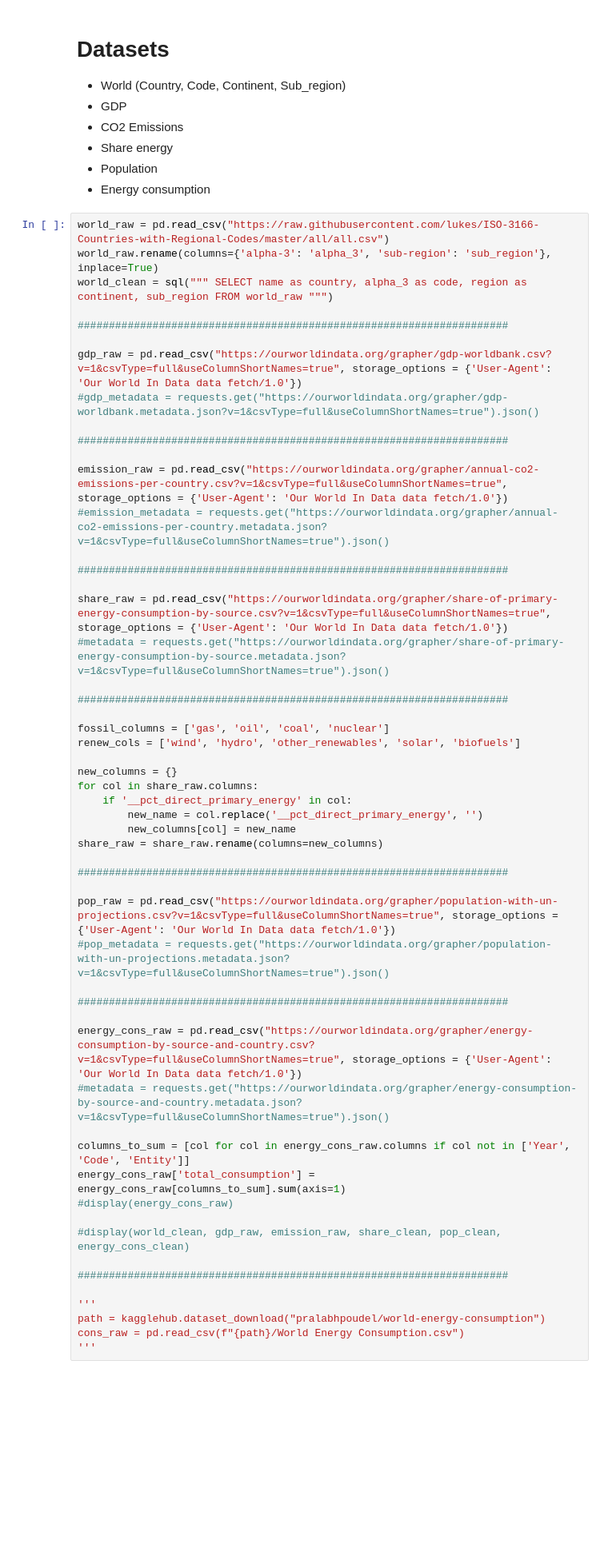
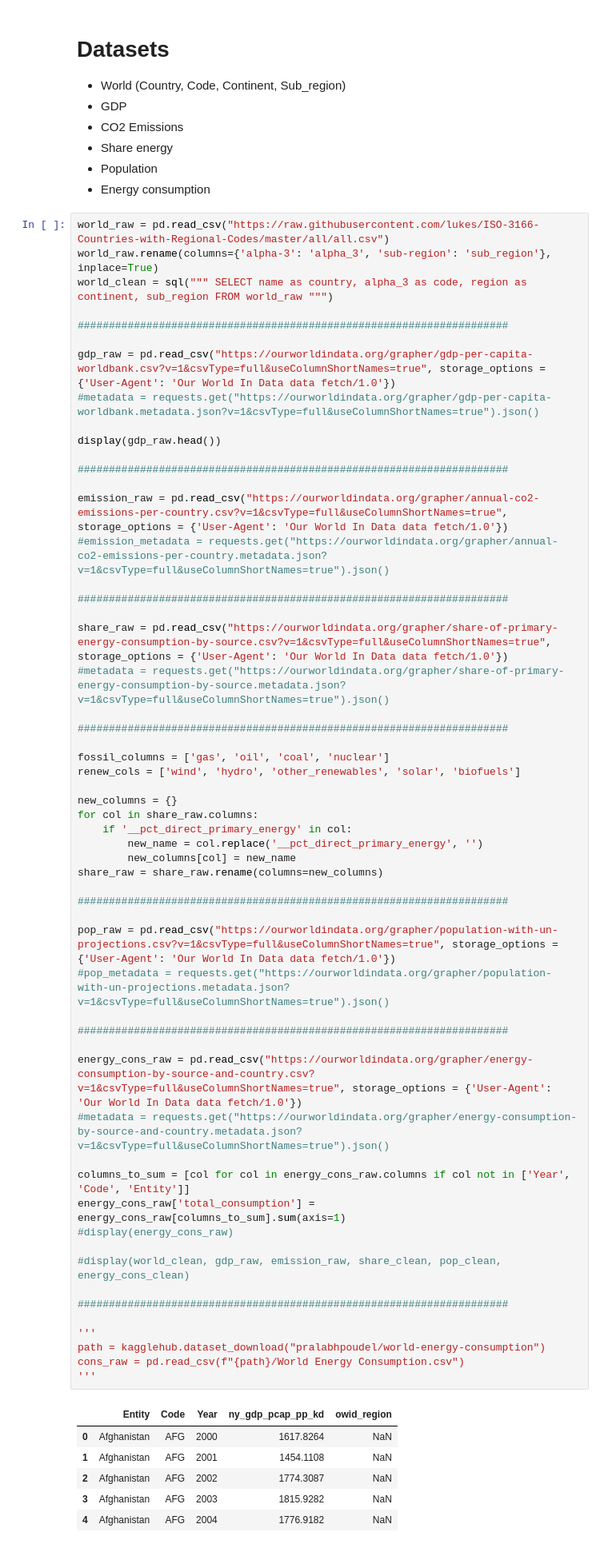
Before and after one commit to william-toscani/Data_Visualization_Project, a Jupyter notebook: Data_Viz_Project.ipynb, the cells around one changed output. Shown: that part at 80% size. Cells and saved outputs as stored; diff of their text form; blank space fills up the shorter version.

```diff
--- a/Data_Viz_Project.ipynb
+++ b/Data_Viz_Project.ipynb
@@ -47,8 +47,10 @@ world_clean = sql(""" SELECT name as country, alpha_3 as code, region as contine
 
 #####################################################################
 
-gdp_raw = pd.read_csv("https://ourworldindata.org/grapher/gdp-worldbank.csv?v=1&csvType=full&useColumnShortNames=true", storage_options = {'User-Agent': 'Our World In Data data fetch/1.0'})
-#gdp_metadata = requests.get("https://ourworldindata.org/grapher/gdp-worldbank.metadata.json?v=1&csvType=full&useColumnShortNames=true").json()
+gdp_raw = pd.read_csv("https://ourworldindata.org/grapher/gdp-per-capita-worldbank.csv?v=1&csvType=full&useColumnShortNames=true", storage_options = {'User-Agent': 'Our World In Data data fetch/1.0'})
+#metadata = requests.get("https://ourworldindata.org/grapher/gdp-per-capita-worldbank.metadata.json?v=1&csvType=full&useColumnShortNames=true").json()
+
+display(gdp_raw.head())
 
 #####################################################################
 
@@ -68,33 +70,39 @@ renew_cols = ['wind', 'hydro', 'other_renewables', 'solar', 'biofuels']
 new_columns = {}
 for col in share_raw.columns:
     if '__pct_direct_primary_energy' in col:
         new_name = col.replace('__pct_direct_primary_energy', '')
         new_columns[col] = new_name
 share_raw = share_raw.rename(columns=new_columns)
 
 #####################################################################
 
 pop_raw = pd.read_csv("https://ourworldindata.org/grapher/population-with-un-projections.csv?v=1&csvType=full&useColumnShortNames=true", storage_options = {'User-Agent': 'Our World In Data data fetch/1.0'})
 #pop_metadata = requests.get("https://ourworldindata.org/grapher/population-with-un-projections.metadata.json?v=1&csvType=full&useColumnShortNames=true").json()
 
 #####################################################################
 
 energy_cons_raw = pd.read_csv("https://ourworldindata.org/grapher/energy-consumption-by-source-and-country.csv?v=1&csvType=full&useColumnShortNames=true", storage_options = {'User-Agent': 'Our World In Data data fetch/1.0'})
 #metadata = requests.get("https://ourworldindata.org/grapher/energy-consumption-by-source-and-country.metadata.json?v=1&csvType=full&useColumnShortNames=true").json()
 
 columns_to_sum = [col for col in energy_cons_raw.columns if col not in ['Year', 'Code', 'Entity']]
 energy_cons_raw['total_consumption'] = energy_cons_raw[columns_to_sum].sum(axis=1)
 #display(energy_cons_raw)
 
 #display(world_clean, gdp_raw, emission_raw, share_clean, pop_clean, energy_cons_clean)
 
 #####################################################################
 
 '''
 path = kagglehub.dataset_download("pralabhpoudel/world-energy-consumption")
 cons_raw = pd.read_csv(f"{path}/World Energy Consumption.csv")
 '''
 # %% [output]
+|  | Entity | Code | Year | ny_gdp_pcap_pp_kd | owid_region |
+| 0 | Afghanistan | AFG | 2000 | 1617.8264 | NaN |
+| 1 | Afghanistan | AFG | 2001 | 1454.1108 | NaN |
+| 2 | Afghanistan | AFG | 2002 | 1774.3087 | NaN |
+| 3 | Afghanistan | AFG | 2003 | 1815.9282 | NaN |
+| 4 | Afghanistan | AFG | 2004 | 1776.9182 | NaN |
 '\npath = kagglehub.dataset_download("pralabhpoudel/world-energy-consumption")\ncons_raw = pd.read_csv(f"{path}/World Energy Consumption.csv")\n'
 # %% [markdown]
 # Data Analysis
```
Also changed, not shown: parts of 15 cells of this notebook.
